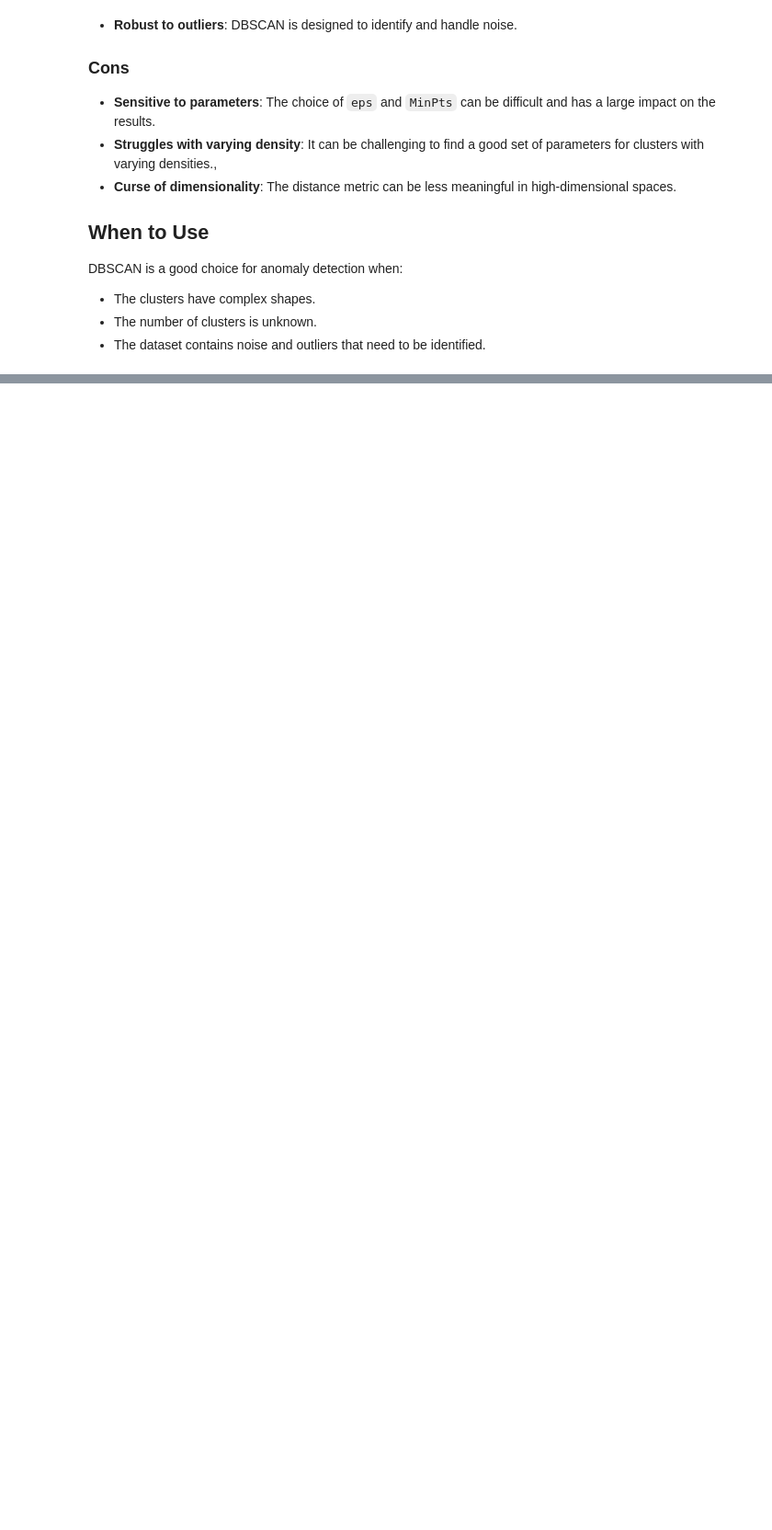
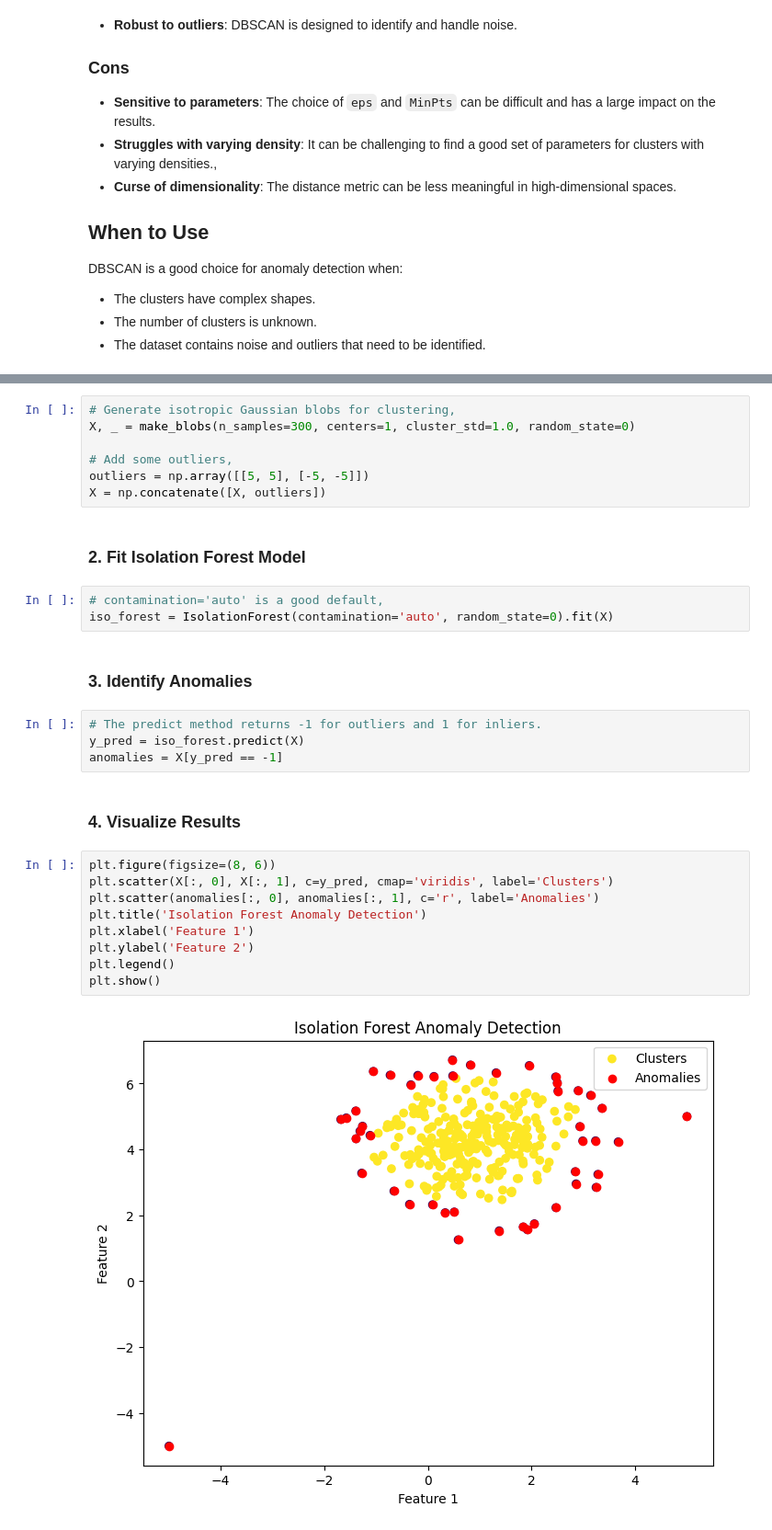
Before and after one commit to 0tv0renakniga/unspervised_learning_examples, a Jupyter notebook: notebooks/kmeans_anomaly_detection.ipynb, the cells around one changed output, grey strips where cells are left out. Shown at 92% size. Saved outputs shown, nothing was run; the diff lists cells and outputs as text; blank space fills up the shorter version.

Commit message:
add iso forest

```diff
--- a/notebooks/kmeans_anomaly_detection.ipynb
+++ b/notebooks/kmeans_anomaly_detection.ipynb
@@ -159,0 +353,31 @@ DBSCAN is a good choice for anomaly detection when:
+# %%
+# Generate isotropic Gaussian blobs for clustering,
+X, _ = make_blobs(n_samples=300, centers=1, cluster_std=1.0, random_state=0)
+
+# Add some outliers,
+outliers = np.array([[5, 5], [-5, -5]])
+X = np.concatenate([X, outliers])
+# %% [markdown]
+### 2. Fit Isolation Forest Model
+# %%
+# contamination='auto' is a good default,
+iso_forest = IsolationForest(contamination='auto', random_state=0).fit(X)
+# %% [markdown]
+### 3. Identify Anomalies
+# %%
+# The predict method returns -1 for outliers and 1 for inliers.
+y_pred = iso_forest.predict(X)
+anomalies = X[y_pred == -1]
+# %% [markdown]
+### 4. Visualize Results
+# %%
+plt.figure(figsize=(8, 6))
+plt.scatter(X[:, 0], X[:, 1], c=y_pred, cmap='viridis', label='Clusters')
+plt.scatter(anomalies[:, 0], anomalies[:, 1], c='r', label='Anomalies')
+plt.title('Isolation Forest Anomaly Detection')
+plt.xlabel('Feature 1')
+plt.ylabel('Feature 2')
+plt.legend()
+plt.show()
+# %% [output]
+[figure, added]
```
Also changed, not shown: parts of 37 cells of this notebook.
